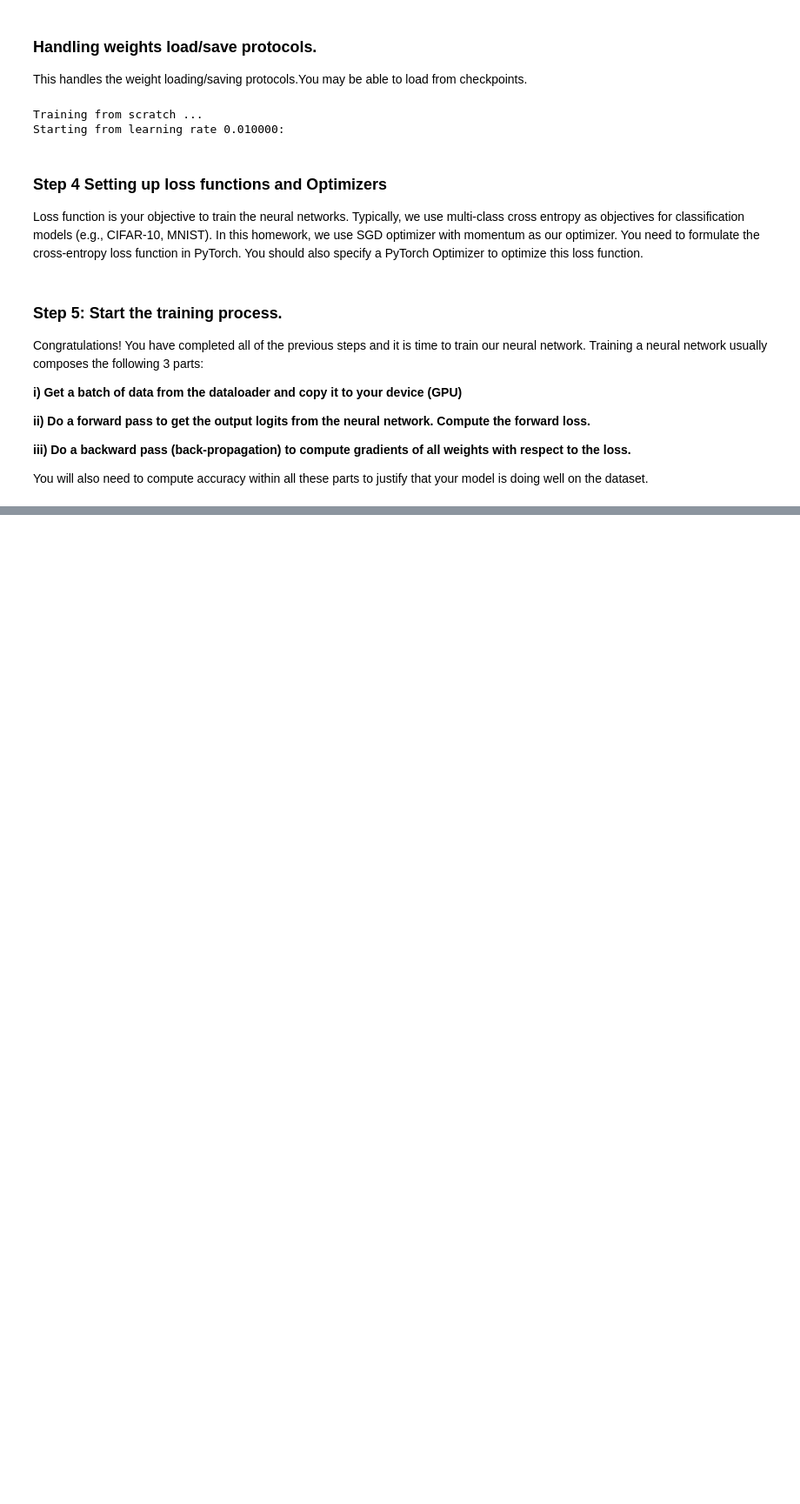
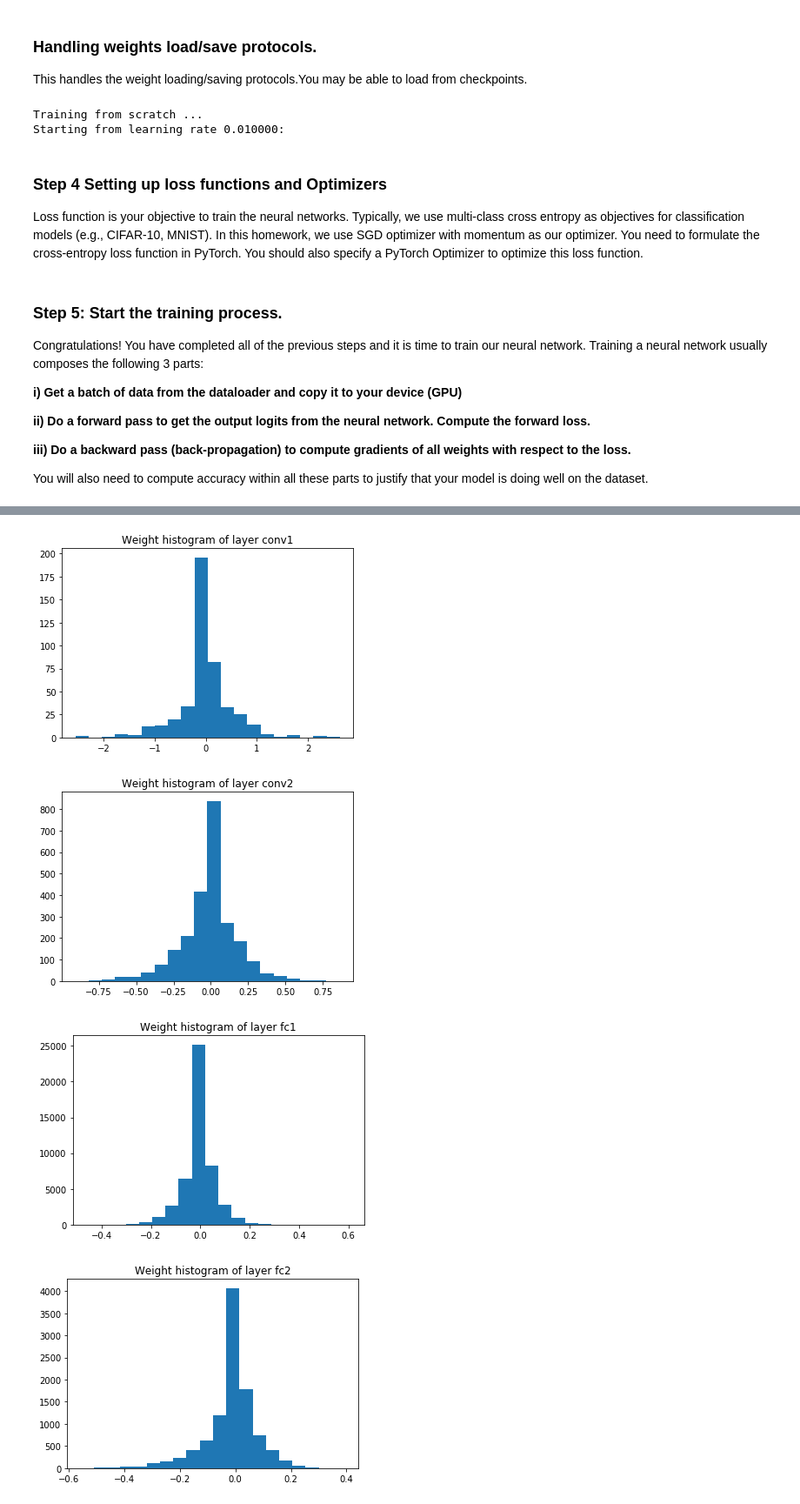
Before and after one commit to VincentGeng67/ECE590, a Jupyter notebook: HW2/code/lenet5-cifar10_LAB2.ipynb, the cells around one changed output, grey strips where cells are left out. Shown: that part at 87% size. Cells and saved outputs as stored; diff of their text form; code cells hidden in the pictures; blank space fills up the shorter version.

```diff
--- a/HW2/code/lenet5-cifar10_LAB2.ipynb
+++ b/HW2/code/lenet5-cifar10_LAB2.ipynb
@@ -140,13 +177,20 @@ Train on CPU...
 Hyperparameters are quite crucial in determining the performance of our model. The default hyperparameter settings are sufficient for a decent result. You may tune them wisely and carefully for better results.
 # %%
 # Initial learning rate
+
+# INITIAL_LR = 1
+lr_list=[1.0, 0.1, 0.05, 0.02, 0.01, 0.005, 0.002, 0.001]
 INITIAL_LR = 0.01
+
+wd_list=[0.01, 0.001, 0.0001, 0.00001, 0.0]
 # Momentum for optimizer.
 MOMENTUM = 0.9
 # Regularization
-REG = 1e-4
+# REG = 1e-4
+REG = wd_list[4]
+print(REG)
 # Total number of training epochs
-EPOCHS = 30
+EPOCHS = 100
 # Learning rate decay policy.
 DECAY_EPOCHS = 2
 DECAY = 1.00
@@ -193,7 +239,8 @@ You should also specify a PyTorch Optimizer to optimize this loss function.
 # Create loss function and specify regularization
 criterion = nn.CrossEntropyLoss()
 # Add optimizer
-optimizer = optim.SGD(params=net.parameters(), lr=current_learning_rate, momentum=MOMENTUM, weight_decay=REG, nesterov=False)
+# optimizer = optim.SGD(params=net.parameters(), lr=current_learning_rate, momentum=MOMENTUM, weight_decay=REG, nesterov=False)
+optimizer = optim.SGD(params=net.parameters(), lr=current_learning_rate, momentum=MOMENTUM,  nesterov=False)
 # %% [markdown]
 ### Step 5: Start the training process.
 Congratulations! You have completed all of the previous steps and it is time to train our neural network.
@@ -212,7 +259,7 @@ You will also need to compute accuracy within all these parts to justify that yo
 # if the code is written efficiently.
 global_step = 0
 best_val_acc = 0
-
+bestnet = deepcopy(net)
 for i in range(start_epoch, EPOCHS):
     print(datetime.datetime.now())
     # Switch to train mode
@@ -234,7 +281,11 @@ for i in range(start_epoch, EPOCHS):
         optimizer.zero_grad()
         # Generate output
         outputs = net(inputs)
-        loss = criterion(outputs, targets)
+        l1_regularization = 0.
+        for param in net.parameters():
+            l1_regularization += param.abs().sum()
+        loss = criterion(outputs, targets) + (1e-4)*l1_regularization
+        # loss = criterion(outputs, targets)
 #         if i==0:
 #             print('initial loss: ',loss)
         # Now backward loss
@@ -271,7 +322,11 @@ for i in range(start_epoch, EPOCHS):
             optimizer.zero_grad()
             # Generate output from the DNN.
             outputs = net(inputs)
-            loss = criterion(outputs, targets)
+            l1_regularization = 0.
+            for param in net.parameters():
+                l1_regularization += param.abs().sum()
+            loss = criterion(outputs, targets) + (1e-4)*l1_regularization
+            # loss = criterion(outputs, targets)
             # Calculate predicted labels
             _, predicted = outputs.max(1)
             total_examples += predicted.size(0)
@@ -293,6 +348,7 @@ for i in range(start_epoch, EPOCHS):
     # Save for checkpoint
     if avg_acc > best_val_acc:
         best_val_acc = avg_acc
+        bestnet = deepcopy(net)
         if not os.path.exists(CHECKPOINT_PATH):
             os.makedirs(CHECKPOINT_PATH)
         print("Saving ...")
@@ -302,4 +358,5 @@ for i in range(start_epoch, EPOCHS):
         torch.save(state, os.path.join(CHECKPOINT_PATH, 'model.h5'))
 
 print("Optimization finished.")
+print("best val",best_val_acc)
 # %% [output]
@@ -322,0 +380,17 @@ Optimization finished.
+# %%
+import matplotlib.pyplot as plt
+for name, module in net.named_modules():
+    if isinstance(module, nn.Conv2d) or isinstance(module, nn.Linear):
+        # Get the weight of the module as a NumPy array
+        weight = module.weight.detach().cpu().numpy()
+
+        # Reshape for histogram
+        weight = weight.reshape(-1)
+        _ = plt.hist(weight, bins=20)
+        plt.title("Weight histogram of layer "+name)
+        plt.show()
+# %% [output]
+[figure, added]
+[figure, added]
+[figure, added]
+[figure, added]
```
Also changed, not shown: parts of 6 cells of this notebook.
